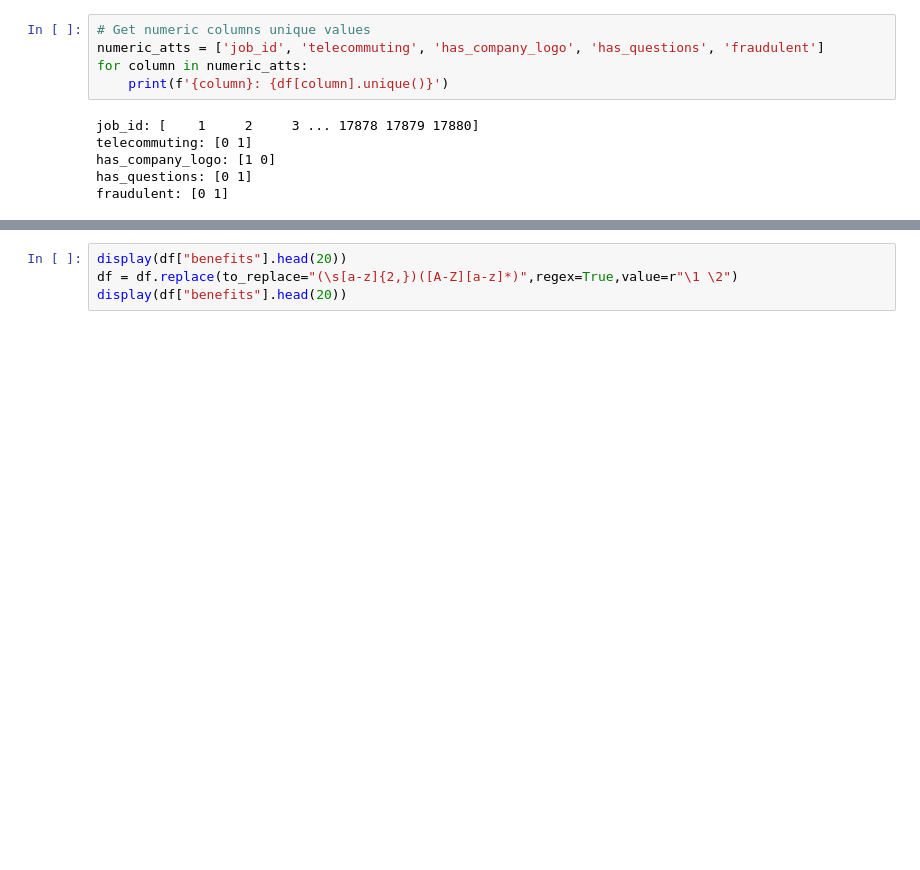
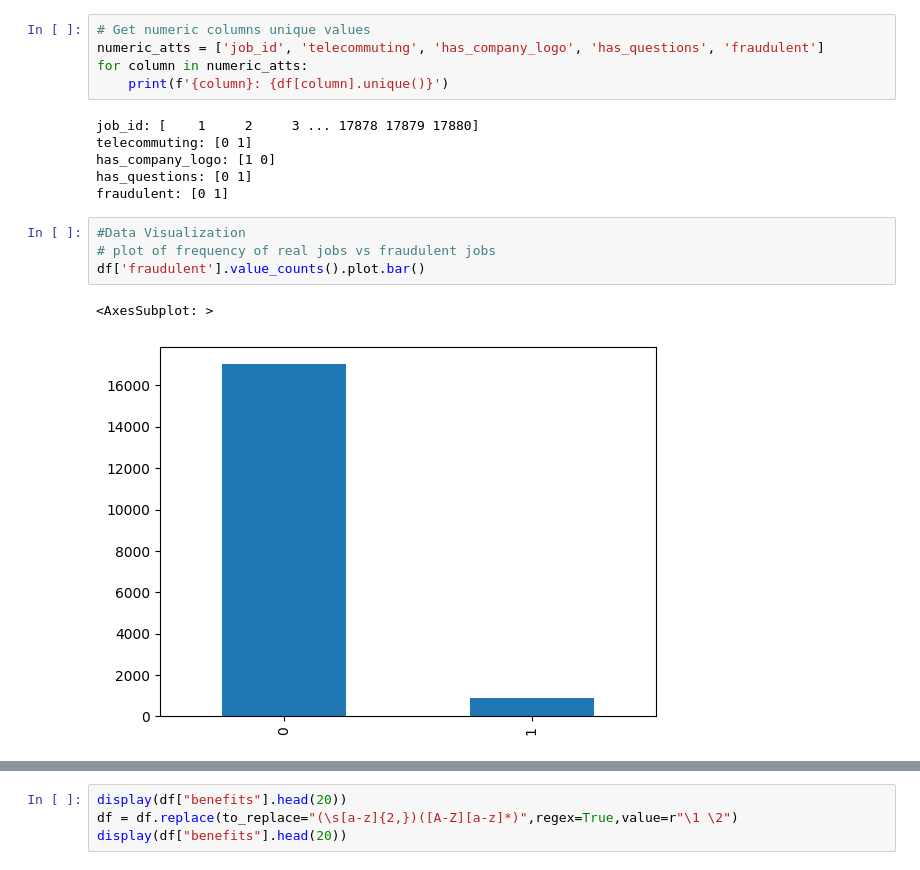
Before and after one commit to bhusserl-davis/ECS171-Group1-Project, a Jupyter notebook: project.ipynb, the cells around one changed output, grey strips where cells are left out. Drawn from its saved outputs; the diff is of its cells as text; blank space fills up the shorter version.

Commit message:
added a plot for real vs fraudulent frequency

```diff
--- a/project.ipynb
+++ b/project.ipynb
@@ -119,4 +119,11 @@ telecommuting: [0 1]
 has_company_logo: [1 0]
 has_questions: [0 1]
 fraudulent: [0 1]
+# %%
+#Data Visualization
+# plot of frequency of real jobs vs fraudulent jobs
+df['fraudulent'].value_counts().plot.bar()
+# %% [output]
+<AxesSubplot: >
+[figure, added]
 # %%
```
Also changed, not shown: parts of 1 cell of this notebook, 1 other file.
